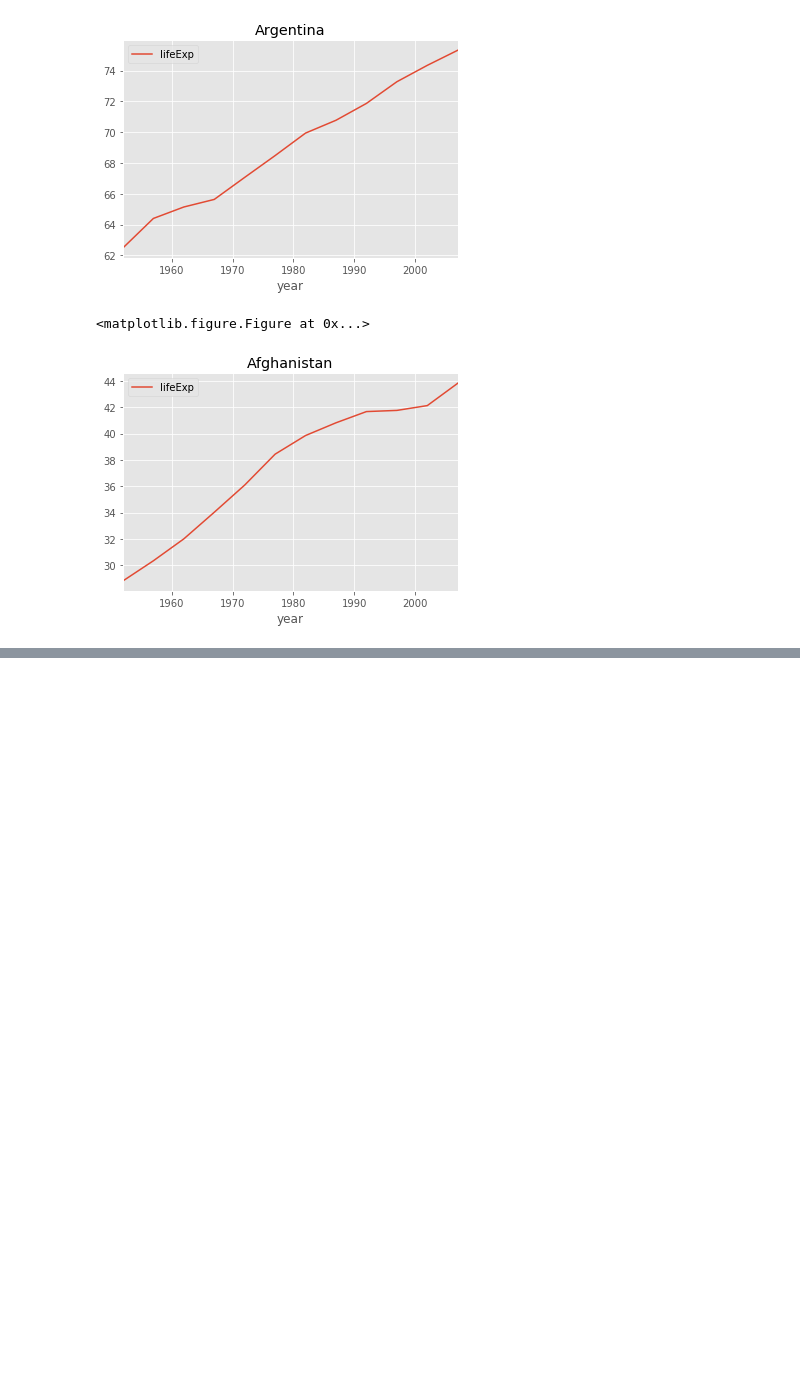
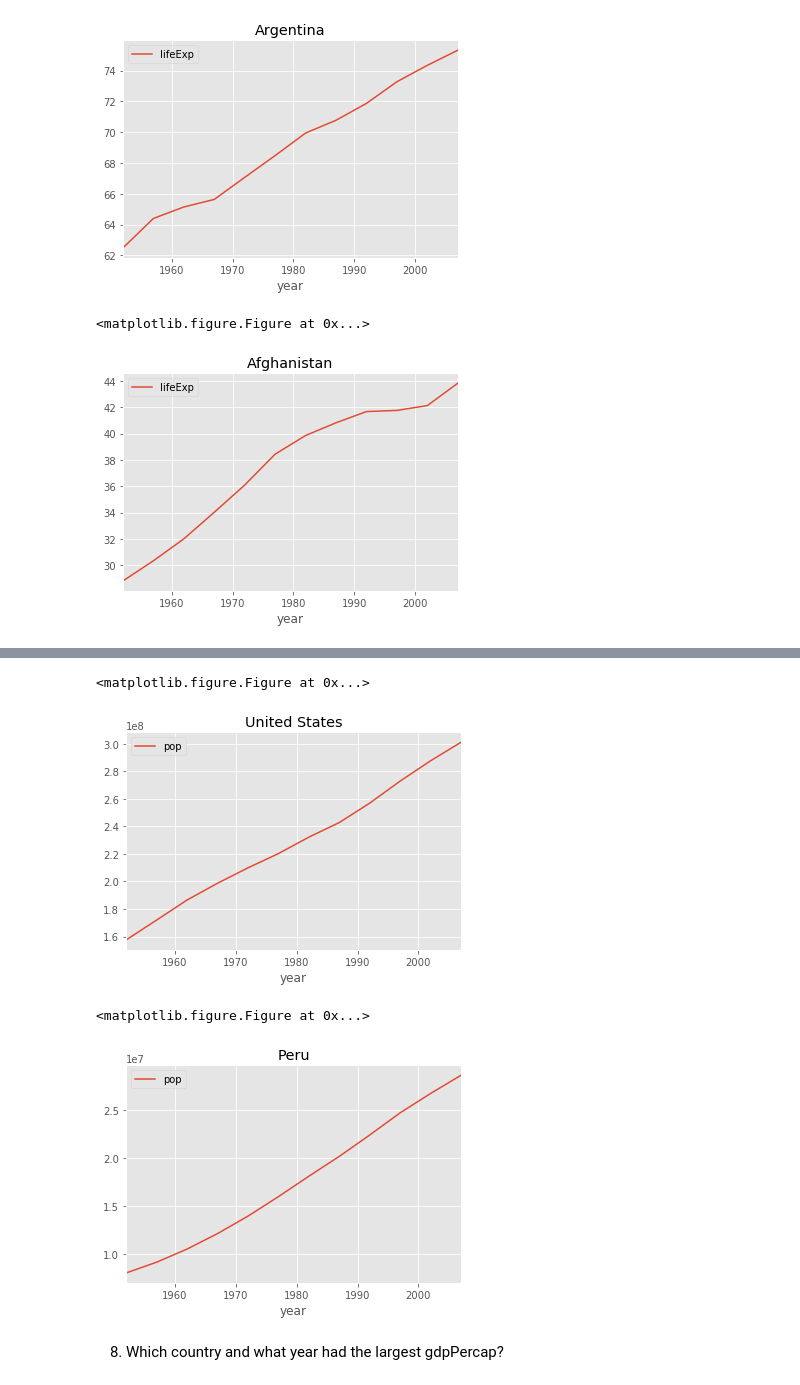
Before and after one commit to raymond2014/20170225, a Jupyter notebook: capstone/capstone_2017/project1.ipynb, the cells around one changed output, grey strips where cells are left out. Drawn from its saved outputs; the diff is of its cells as text; code cells hidden in the pictures; blank space fills up the shorter version.

```diff
--- a/capstone/capstone_2017/project1.ipynb
+++ b/capstone/capstone_2017/project1.ipynb
@@ -81,0 +132,9 @@ plotCountry("Afghanistan")
+# %%
+compare_countries(["United States", "Peru"], "pop")
+# %% [output]
+<matplotlib.figure.Figure at 0x...>
+[figure, added]
+<matplotlib.figure.Figure at 0x...>
+[figure, added]
+# %% [markdown]
+8. Which country and what year had the largest gdpPercap?
```
Also changed, not shown: parts of 13 cells of this notebook.
